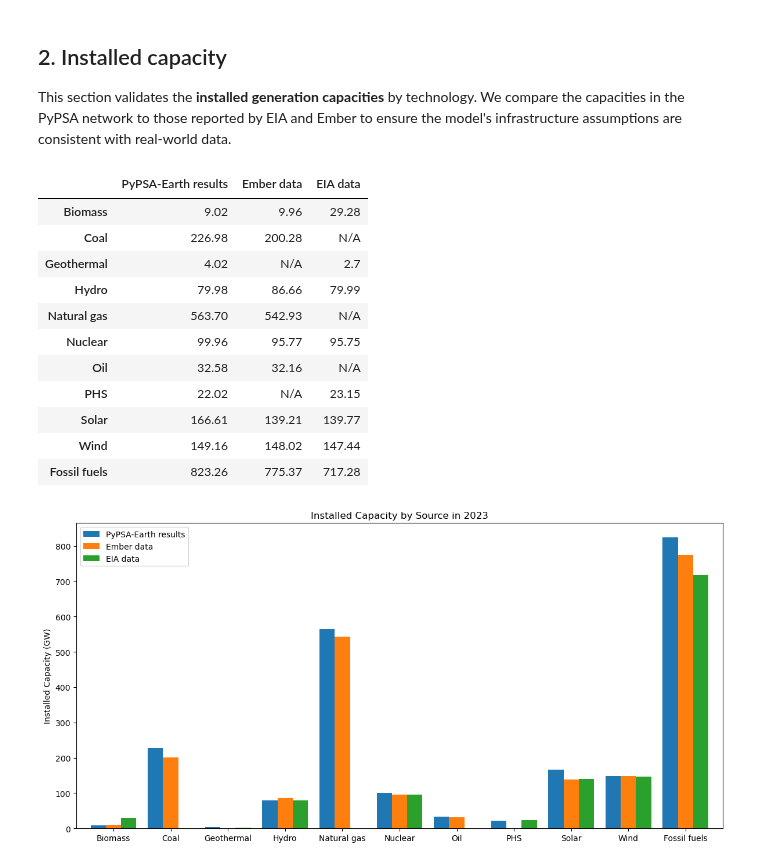
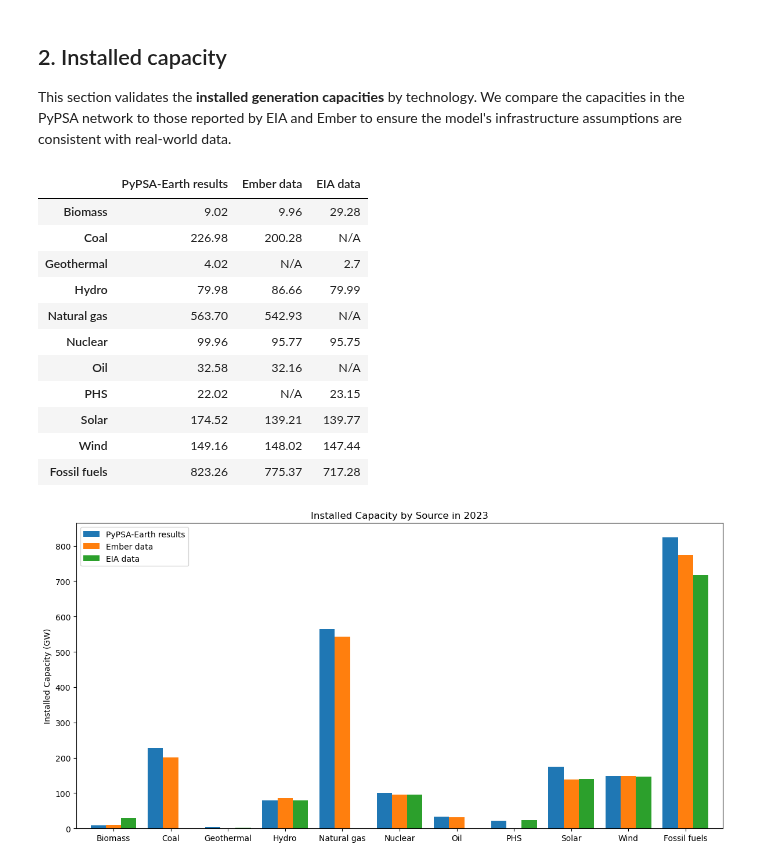
Before and after one commit to open-energy-transition/efuels-supply-potentials, a Jupyter notebook: notebooks/validation_base_year.ipynb, the cells around one changed output. Cells and saved outputs as stored; diff of their text form; code cells hidden in the pictures.

```diff
--- a/notebooks/validation_base_year.ipynb
+++ b/notebooks/validation_base_year.ipynb
@@ -64,6 +64,6 @@ project_root = os.getcwd()
 results_dir = os.path.join(project_root, 'results')
 
 # Load Base year network
-base_path = os.path.join(results_dir, 'base_year', "elec_s_100_ec_lcopt_Co2L-3H_3H_2020_0.071_AB_10export.nc")
+base_path = os.path.join(results_dir, 'base_year', "elec_s_100_ec_lcopt_Co2L-24H_24H_2020_0.071_AB_10export.nc")
 base_network = pypsa.Network(base_path)
 # %% [output]
@@ -132,34 +132,51 @@ all_totals = pd.concat([gen_totals, sto_totals, links_totals])
 all_totals = all_totals.groupby(all_totals.index).sum()  # Merge duplicates
 all_totals = all_totals[all_totals > 0] / 1e3
 # %%
-pypsa_cap = all_totals.rename({
-    "onwind": "Wind", "offwind": "Wind", "solar rooftop": "Solar",
-    "solar": "Solar", "ror": "Hydro", "geothermal": "Geothermal", "nuclear": "Nuclear", "hydro": "Hydro",
-    "OCGT": "Natural gas", "CCGT": "Natural gas", "oil": "Oil",
-    "coal": "Coal", "biomass": "Biomass",
-}).to_frame('PyPSA-Earth results').round(2).groupby(level=0).sum()
+pypsa_cap = (
+    all_totals.rename({
+        "onwind": "Wind", "offwind": "Wind", "solar rooftop": "Solar",
+        "solar": "Solar", "ror": "Hydro", "geothermal": "Geothermal", "nuclear": "Nuclear", "hydro": "Hydro",
+        "OCGT": "Natural gas", "CCGT": "Natural gas", "oil": "Oil",
+        "coal": "Coal", "biomass": "Biomass",
+    })
+    .to_frame('PyPSA-Earth results')
+    .round(2)
+    .groupby(level=0).sum()
+)
+
+# skip 0
+pypsa_cap = pypsa_cap[pypsa_cap['PyPSA-Earth results'] > 0]
 # %%
-pypsa_fossil_fuels = pypsa_cap.loc[["Natural gas", "Oil", "Coal"]].sum().iloc[0]
-ember_fossil_fuels = installed_capacity_ember.loc[["Natural gas", "Oil", "Coal"]].sum().iloc[0]
+fossil_fuels = ["Natural gas", "Oil", "Coal"]
 
+# Sum fossil fuels, no KeyError if a carrier is missing
+pypsa_fossil_fuels = pypsa_cap.reindex(fossil_fuels, fill_value=0).sum().iloc[0]
+ember_fossil_fuels = installed_capacity_ember.reindex(fossil_fuels, fill_value=0).sum().iloc[0]
+
+# Add the aggregated "Fossil fuels" row
 pypsa_cap.loc['Fossil fuels'] = pypsa_fossil_fuels
 installed_capacity_ember.loc['Fossil fuels'] = ember_fossil_fuels
 
+# Concatenate all dataframes
 installed_capacity_df = pd.concat(
-    [pypsa_cap, installed_capacity_ember, EIA_inst_capacities], axis=1).fillna(0)
-installed_capacity_df_na = installed_capacity_df.fillna(0).replace(0, "N/A")
+    [pypsa_cap, installed_capacity_ember, EIA_inst_capacities], axis=1
+).fillna(0)
+
+# Replace 0 with "N/A" for readability
+installed_capacity_df_na = installed_capacity_df.replace(0, "N/A")
+
 installed_capacity_df_na
 # %% [output]
 |  | PyPSA-Earth results | Ember data | EIA data |
 | Biomass | 9.02 | 9.96 | 29.28 |
 | Coal | 226.98 | 200.28 | N/A |
 | Geothermal | 4.02 | N/A | 2.7 |
 | Hydro | 79.98 | 86.66 | 79.99 |
 | Natural gas | 563.70 | 542.93 | N/A |
 | Nuclear | 99.96 | 95.77 | 95.75 |
 | Oil | 32.58 | 32.16 | N/A |
 | PHS | 22.02 | N/A | 23.15 |
-| Solar | 166.61 | 139.21 | 139.77 |
+| Solar | 174.52 | 139.21 | 139.77 |
 | Wind | 149.16 | 148.02 | 147.44 |
 | Fossil fuels | 823.26 | 775.37 | 717.28 |
 # %%
```
Also changed, not shown: parts of 7 cells of this notebook, 1 other file.
